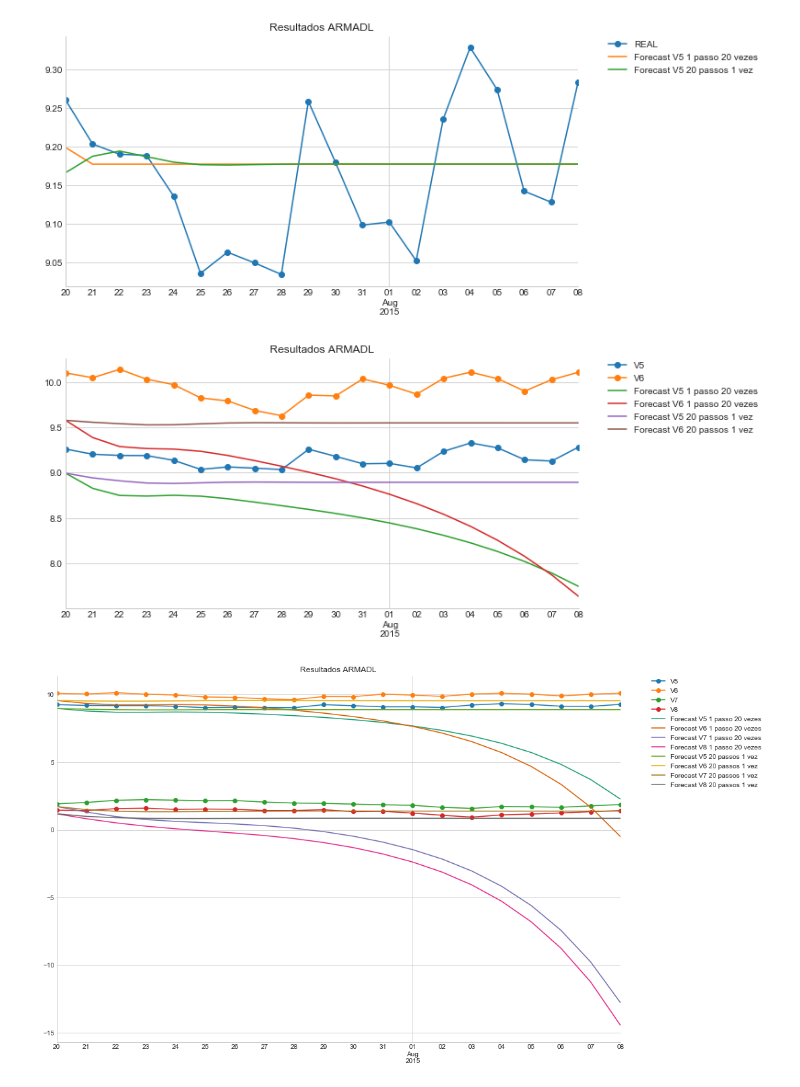
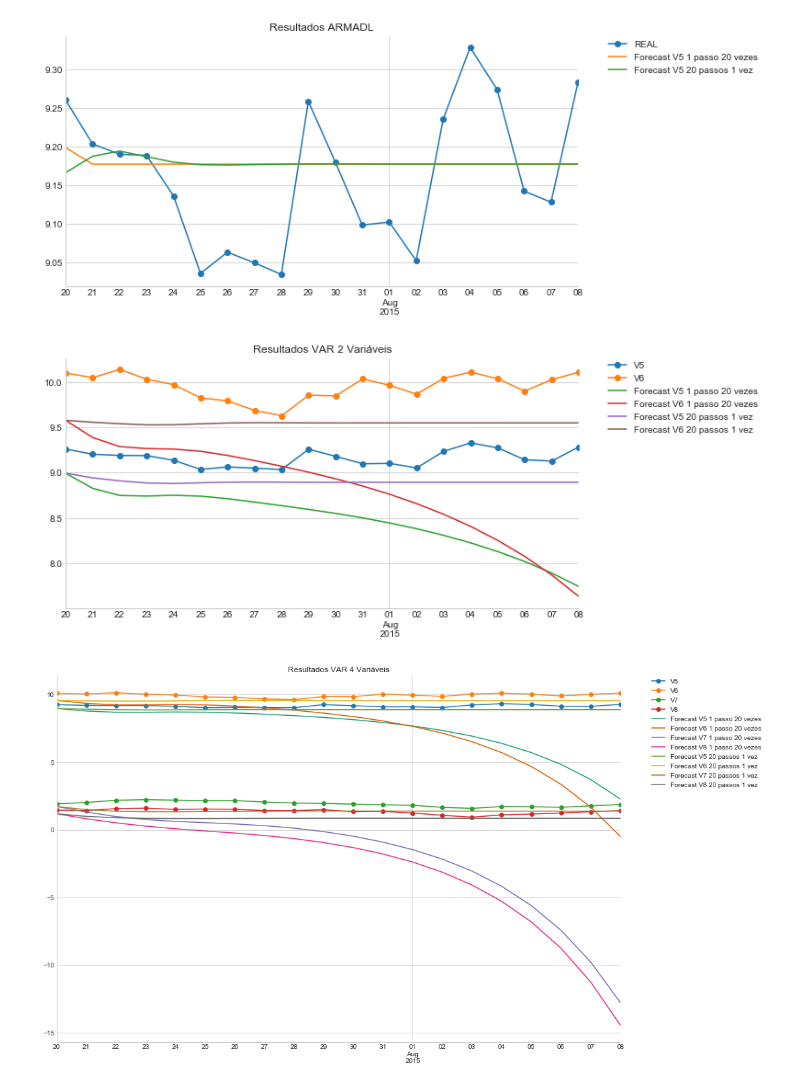
Before and after one commit to PablocFonseca/econometriaII, a Jupyter notebook: Lista Pratica 2.ipynb, the cells around one changed output. Saved outputs shown, nothing was run; the diff lists cells and outputs as text; code cells hidden in the pictures.

Commit message:
fixed chart title

```diff
--- a/Lista Pratica 2.ipynb
+++ b/Lista Pratica 2.ipynb
@@ -291,16 +291,16 @@ sns.despine()
 # %% [output]
 [figure]
 # %%
-ax = forecasts['REAL'][['V5','V6']].plot(figsize=(10,5), title='Resultados ARMADL', marker='o')
+ax = forecasts['REAL'][['V5','V6']].plot(figsize=(10,5), title='Resultados VAR 2 Variáveis', marker='o')
 x['VAR_X12'].plot(ax=ax)
 plt.legend(bbox_to_anchor=(1.05, 1), loc=2, borderaxespad=0.)
 sns.despine()
 # %% [output]
-[figure, old version]
+[figure, new version]
 # %%
-ax = forecasts['REAL'].plot(figsize=(15,10), title='Resultados ARMADL', marker='o')
+ax = forecasts['REAL'].plot(figsize=(15,10), title='Resultados VAR 4 Variáveis', marker='o')
 x['VAR_X1234'].plot(ax=ax, colormap='Dark2')
 plt.legend(bbox_to_anchor=(1.05, 1), loc=2, borderaxespad=0.)
 sns.despine()
 # %% [output]
-[figure, old version]
+[figure, new version]
```
